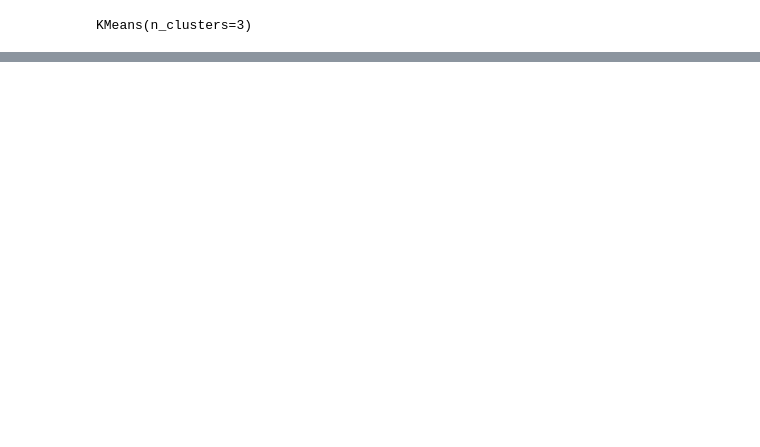
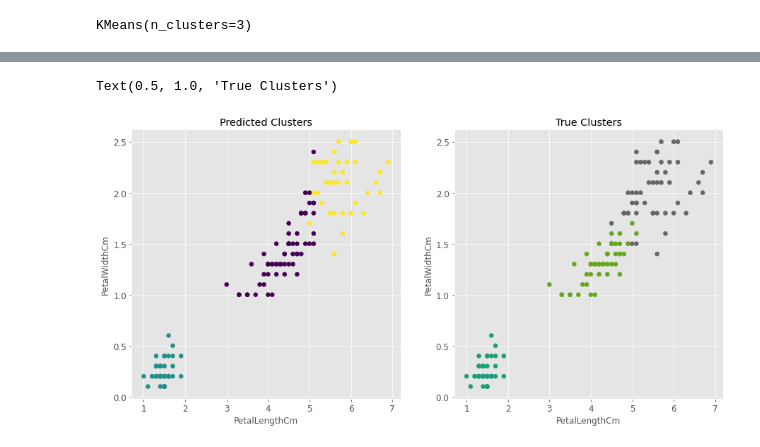
Before and after one commit to mohilpatel25/machine-learning, a Jupyter notebook: kmeans/kmeans_clustering.ipynb, the cells around one changed output, grey strips where cells are left out. Drawn from its saved outputs; the diff is of its cells as text; code cells hidden in the pictures; blank space fills up the shorter version.

```diff
--- a/kmeans/kmeans_clustering.ipynb
+++ b/kmeans/kmeans_clustering.ipynb
@@ -89,3 +61,8 @@ sns.pairplot(data[['SepalLengthCm', 'SepalWidthCm', 'PetalLengthCm', 'PetalWidth
 # %%
 x = data[['SepalLengthCm', 'SepalWidthCm', 'PetalLengthCm', 'PetalWidthCm']]
 y = data['Species']
+
+# label encoding for visualization
+from sklearn.preprocessing import LabelEncoder
+le = LabelEncoder()
+y_true = le.fit_transform(y)
@@ -92,6 +86,6 @@ y = data['Species']
 # %%
 # define and fit model
-kmeans = KMeans(n_clusters=3, max_iter=300)   # three classes
+kmeans = KMeans(n_clusters=3)   # three classes
 kmeans.fit(x)
 # %% [output]
 KMeans(n_clusters=3)
@@ -142,0 +108,17 @@ plt.subplots_adjust(wspace=0.3, hspace=0.3)
+# %%
+# visualize the predicted vs true clusters
+
+fig, ax = plt.subplots(1,2, figsize=(15,7))
+
+ax[0].scatter(x=data['PetalLengthCm'], y=data['PetalWidthCm'], c=predictions)
+ax[0].set_xlabel('PetalLengthCm')
+ax[0].set_ylabel('PetalWidthCm')
+ax[0].set_title('Predicted Clusters')
+
+ax[1].scatter(x=data['PetalLengthCm'], y=data['PetalWidthCm'], c=y_true, cmap='Dark2')
+ax[1].set_xlabel('PetalLengthCm')
+ax[1].set_ylabel('PetalWidthCm')
+ax[1].set_title('True Clusters')
+# %% [output]
+Text(0.5, 1.0, 'True Clusters')
+[figure, added]
```
Also changed, not shown: parts of 9 cells of this notebook, 1 other file.
